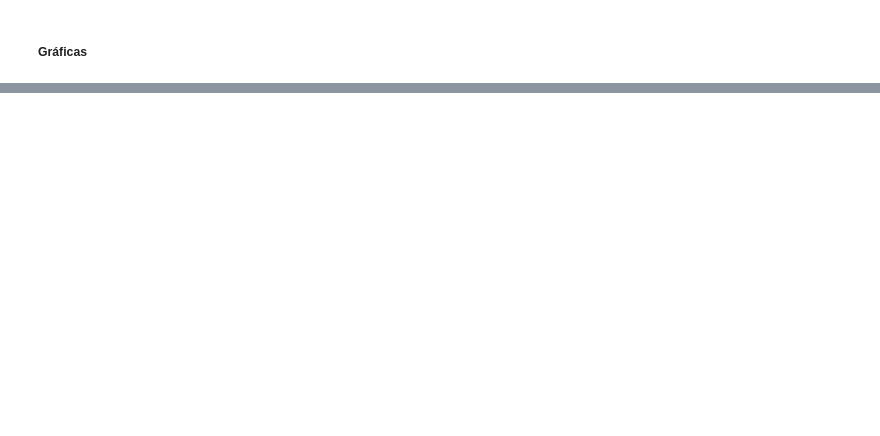
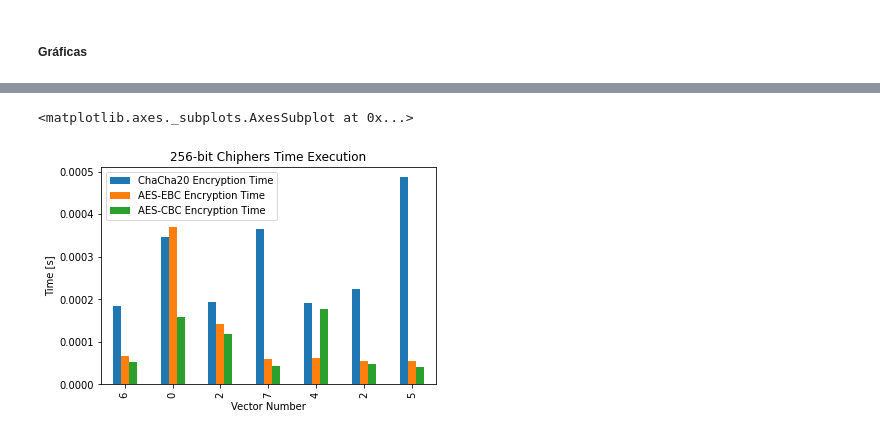
Before and after one commit to atorr5555/proyecto-1-cripto, a Jupyter notebook: Proy1Crypto.ipynb, the cells around one changed output, grey strips where cells are left out. Saved outputs shown, nothing was run; the diff lists cells and outputs as text; code cells hidden in the pictures; blank space fills up the shorter version.

```diff
--- a/Proy1Crypto.ipynb
+++ b/Proy1Crypto.ipynb
@@ -556,0 +704,7 @@ workbookD.close()
+# %%
+ax = RSA_data_mean[['Vector Number','ChaCha20 Encryption Time', 'AES-EBC Encryption Time',
+                    'AES-CBC Encryption Time']].plot(x='Vector Number', kind='bar', stacked=False, title='256-bit Chiphers Time Execution', ylabel='Time [s]')
+ax
+# %% [output]
+<matplotlib.axes._subplots.AxesSubplot at 0x...>
+[figure, added]
```
Also changed, not shown: parts of 51 cells of this notebook.
